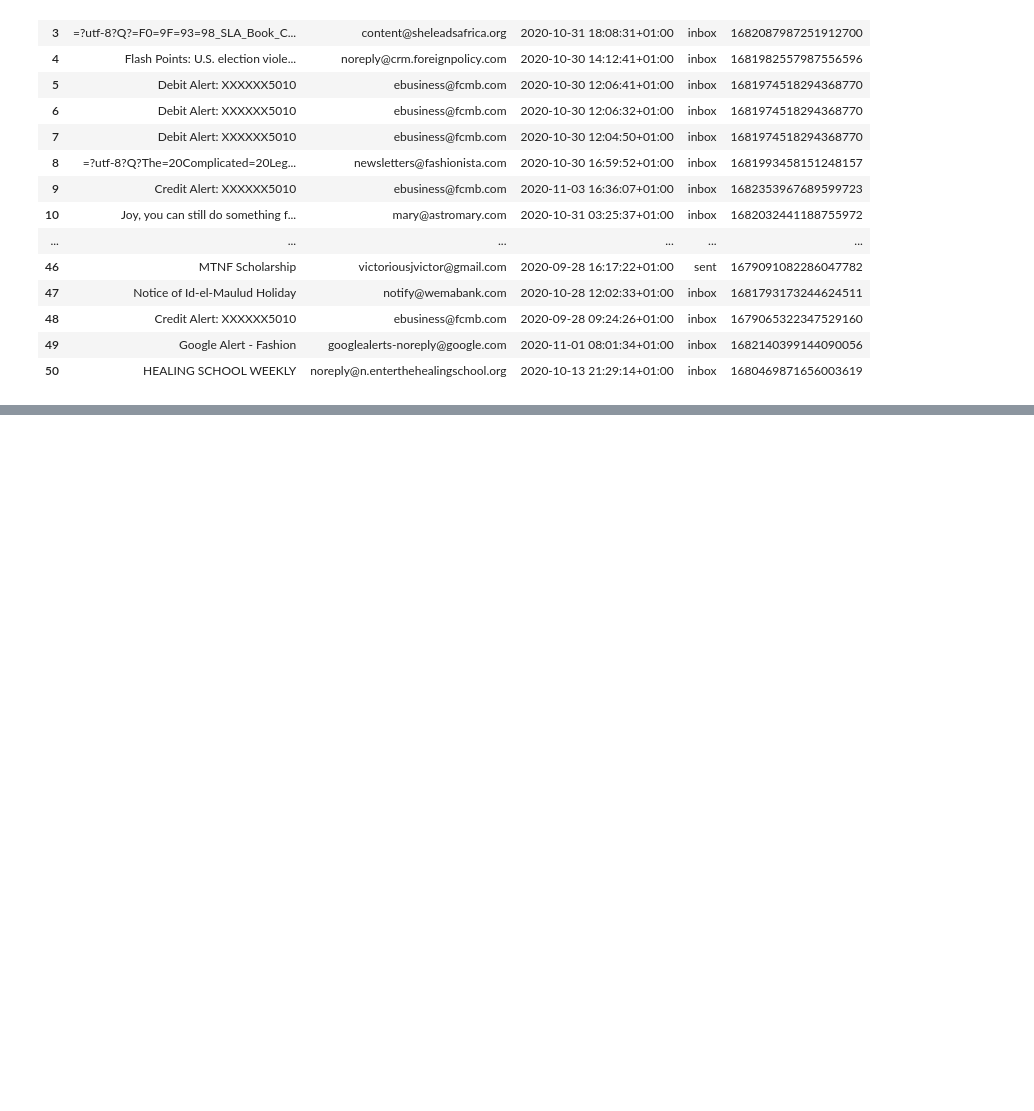
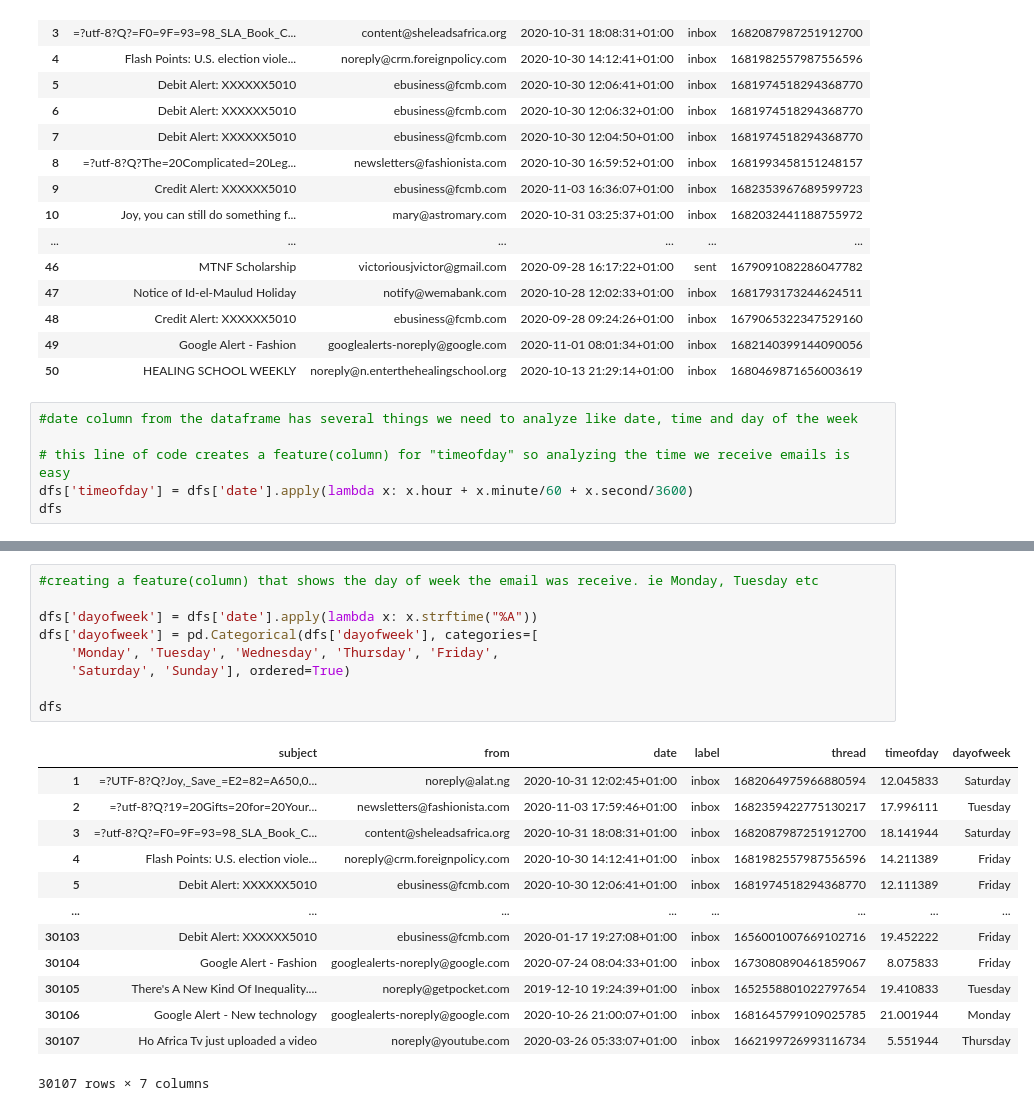
Before and after one commit to Jhoie/EDA-with-personal-Gmail, a Jupyter notebook: EDA using Gmail (Update).ipynb, the cells around one changed output, grey strips where cells are left out. Saved outputs shown, nothing was run; the diff lists cells and outputs as text; blank space fills up the shorter version.

```diff
--- a/EDA using Gmail (Update).ipynb
+++ b/EDA using Gmail (Update).ipynb
@@ -246,3 +254,9 @@ dfs.head(50)  # checking to see if it actually works and it did
 | 48 | Credit Alert: XXXXXX5010 | ebusiness@fcmb.com | 2020-09-28 09:24:26+01:00 | inbox | 1679065322347529160 |
 | 49 | Google Alert - Fashion | googlealerts-noreply@google.com | 2020-11-01 08:01:34+01:00 | inbox | 1682140399144090056 |
 | 50 | HEALING SCHOOL WEEKLY | noreply@n.enterthehealingschool.org | 2020-10-13 21:29:14+01:00 | inbox | 1680469871656003619 |
+# %%
+#date column from the dataframe has several things we need to analyze like date, time and day of the week
+
+# this line of code creates a feature(column) for "timeofday" so analyzing the time we receive emails is easy
+dfs['timeofday'] = dfs['date'].apply(lambda x: x.hour + x.minute/60 + x.second/3600)
+dfs
@@ -248,0 +277,23 @@ dfs.head(50)  # checking to see if it actually works and it did
+# %%
+#creating a feature(column) that shows the day of week the email was receive. ie Monday, Tuesday etc
+
+dfs['dayofweek'] = dfs['date'].apply(lambda x: x.strftime("%A"))
+dfs['dayofweek'] = pd.Categorical(dfs['dayofweek'], categories=[
+    'Monday', 'Tuesday', 'Wednesday', 'Thursday', 'Friday',
+    'Saturday', 'Sunday'], ordered=True)
+
+dfs
+# %% [output]
+|  | subject | from | date | label | thread | timeofday | dayofweek |
+| 1 | =?UTF-8?Q?Joy,_Save_=E2=82=A650,0... | noreply@alat.ng | 2020-10-31 12:02:45+01:00 | inbox | 1682064975966880594 | 12.045833 | Saturday |
+| 2 | =?utf-8?Q?19=20Gifts=20for=20Your... | newsletters@fashionista.com | 2020-11-03 17:59:46+01:00 | inbox | 1682359422775130217 | 17.996111 | Tuesday |
+| 3 | =?utf-8?Q?=F0=9F=93=98_SLA_Book_C... | content@sheleadsafrica.org | 2020-10-31 18:08:31+01:00 | inbox | 1682087987251912700 | 18.141944 | Saturday |
+| 4 | Flash Points: U.S. election viole... | noreply@crm.foreignpolicy.com | 2020-10-30 14:12:41+01:00 | inbox | 1681982557987556596 | 14.211389 | Friday |
+| 5 | Debit Alert: XXXXXX5010 | ebusiness@fcmb.com | 2020-10-30 12:06:41+01:00 | inbox | 1681974518294368770 | 12.111389 | Friday |
+| ... | ... | ... | ... | ... | ... | ... | ... |
+| 30103 | Debit Alert: XXXXXX5010 | ebusiness@fcmb.com | 2020-01-17 19:27:08+01:00 | inbox | 1656001007669102716 | 19.452222 | Friday |
+| 30104 | Google Alert - Fashion | googlealerts-noreply@google.com | 2020-07-24 08:04:33+01:00 | inbox | 1673080890461859067 | 8.075833 | Friday |
+| 30105 | There's A New Kind Of Inequality.... | noreply@getpocket.com | 2019-12-10 19:24:39+01:00 | inbox | 1652558801022797654 | 19.410833 | Tuesday |
+| 30106 | Google Alert - New technology | googlealerts-noreply@google.com | 2020-10-26 21:00:07+01:00 | inbox | 1681645799109025785 | 21.001944 | Monday |
+| 30107 | Ho Africa Tv just uploaded a video | noreply@youtube.com | 2020-03-26 05:33:07+01:00 | inbox | 1662199726993116734 | 5.551944 | Thursday |
+30107 rows × 7 columns
```
Also changed, not shown: parts of 12 cells of this notebook, 2 other files.
